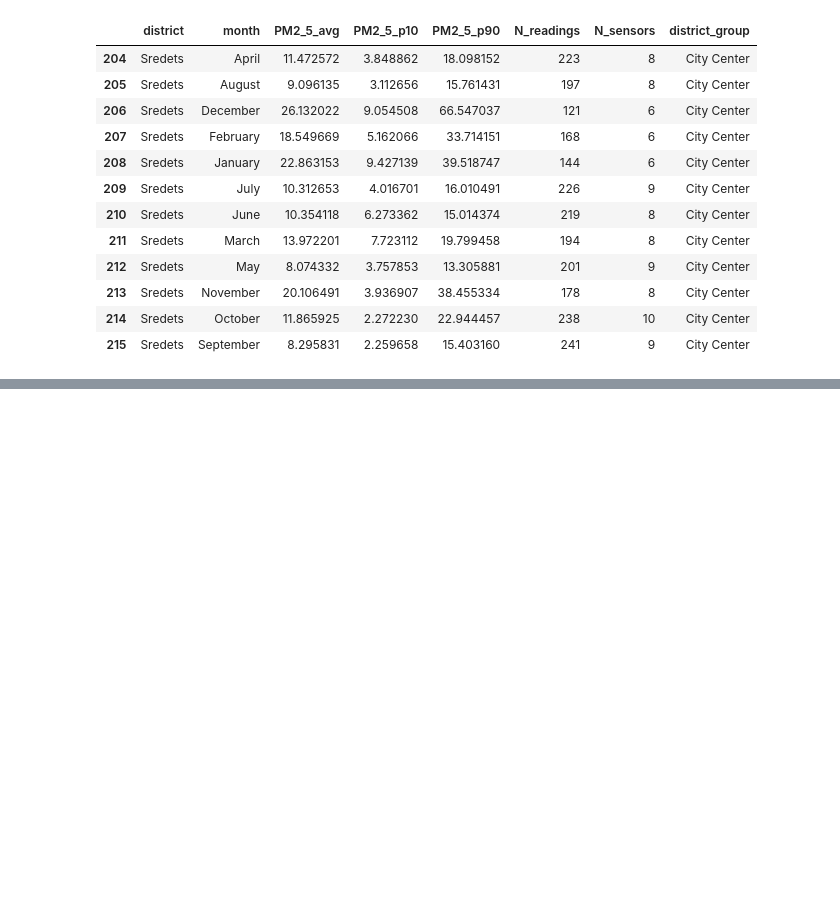
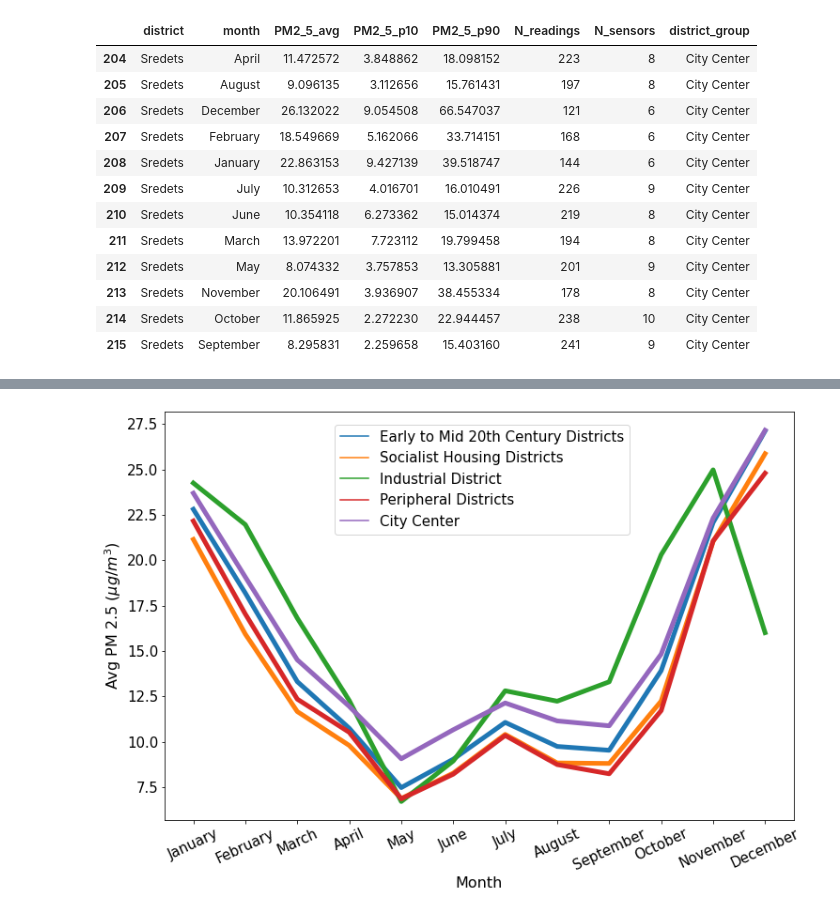
Before and after one commit to Matthew-Hoyle/SofiaAirQuality, a Jupyter notebook: CreateAllDataMaps.ipynb, the cells around one changed output, grey strips where cells are left out. Saved outputs shown, nothing was run; the diff lists cells and outputs as text; code cells hidden in the pictures; blank space fills up the shorter version.

```diff
--- a/CreateAllDataMaps.ipynb
+++ b/CreateAllDataMaps.ipynb
@@ -589,0 +492,3 @@ df_mo_dict['June']
+# %%
+df_plots = sofia_grouped_mo.copy()
+df_plots['month_num'] = [datetime.datetime.strptime(sofia_grouped_mo['month'][i], "%B").month for i in range(sofia_grouped_mo.shape[0])]
@@ -589,0 +511,12 @@ df_mo_dict['June']
+# %%
+plt.figure(figsize = (12, 8))
+sns.lineplot(x = 'month_num', y = 'PM2_5_avg', hue = 'district_group', data = df_plots, ci = None, linewidth = 5)
+plt.xlabel('Month', size = 16)
+plt.ylabel(r'Avg PM 2.5 ($\mu g/m^3$)', size = 16)
+plt.xticks(range(1, 13), mo_list, rotation = 25, size = 15)
+plt.yticks(size = 15)
+plt.legend(loc = (0.27,0.7), fontsize = 15)
+plt.savefig('dg_testing.png', dpi = 40)
+plt.show()
+# %% [output]
+[figure, added]
```
Also changed, not shown: parts of 14 cells of this notebook, 2 other files.
